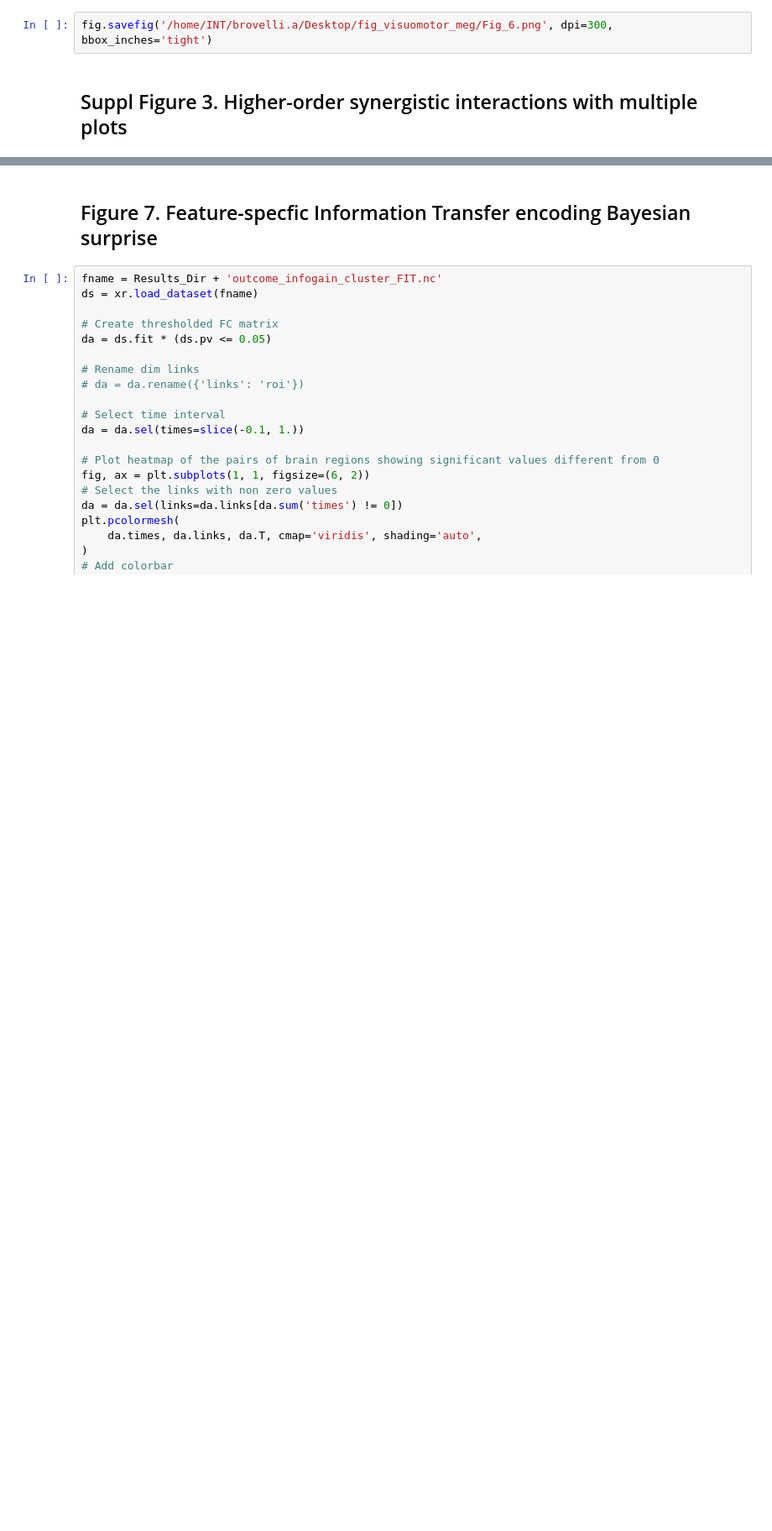
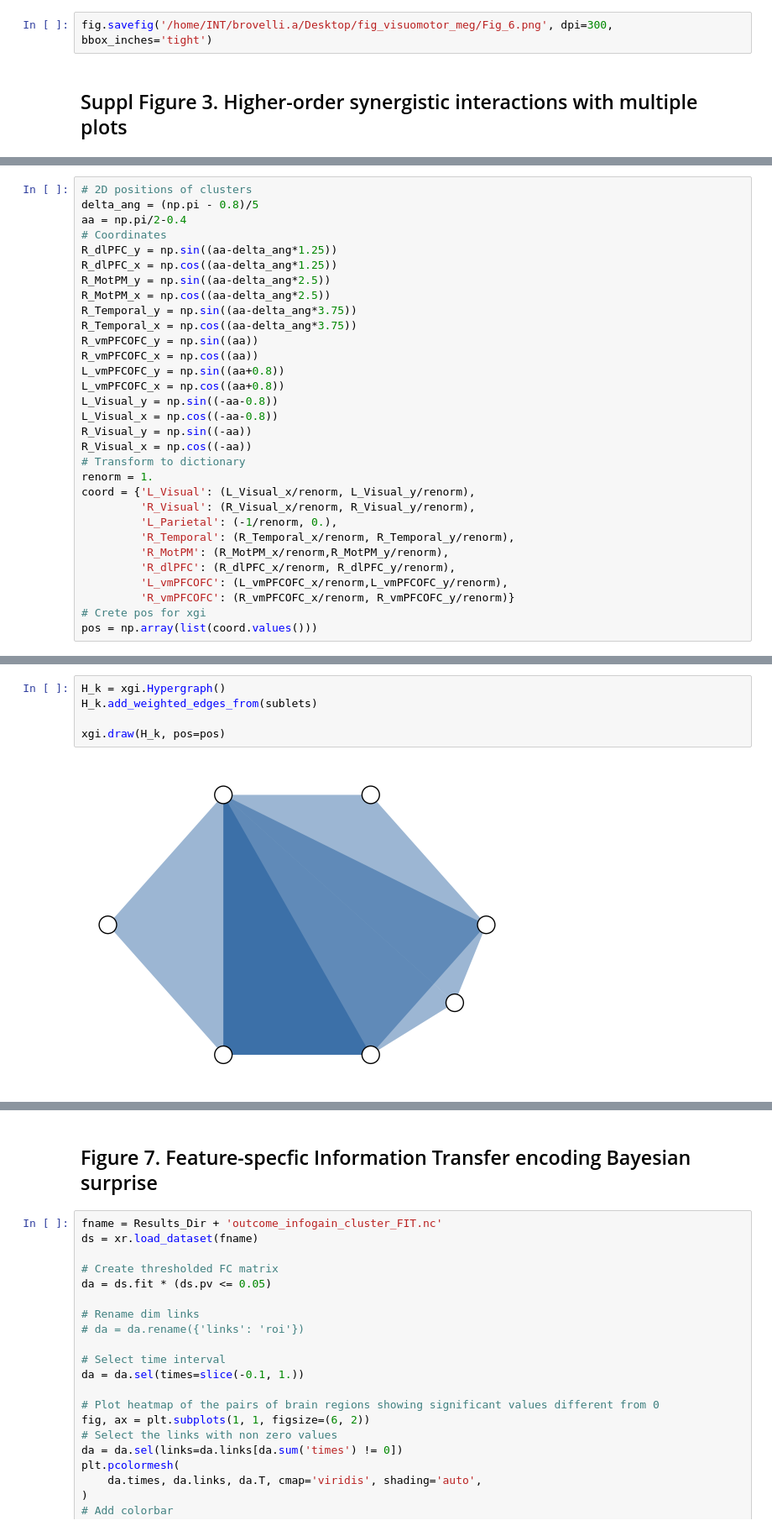
Before and after one commit to brainets/hosi_infogain, a Jupyter notebook: notebooks/main_figures.ipynb, the cells around one changed output, grey strips where cells are left out. Shown at 84% size. Saved outputs shown, nothing was run; the diff lists cells and outputs as text; blank space fills up the shorter version.

Commit message:
updated HOI figure

```diff
--- a/notebooks/main_figures.ipynb
+++ b/notebooks/main_figures.ipynb
@@ -581,0 +627,31 @@ fig.savefig('/home/INT/brovelli.a/Desktop/fig_visuomotor_meg/Fig_6.png', dpi=300
+# %%
+# 2D positions of clusters
+delta_ang = (np.pi - 0.8)/5
+aa = np.pi/2-0.4
+# Coordinates
+R_dlPFC_y = np.sin((aa-delta_ang*1.25))
+R_dlPFC_x = np.cos((aa-delta_ang*1.25))
+R_MotPM_y = np.sin((aa-delta_ang*2.5))
+R_MotPM_x = np.cos((aa-delta_ang*2.5))
+R_Temporal_y = np.sin((aa-delta_ang*3.75))
+R_Temporal_x = np.cos((aa-delta_ang*3.75))
+R_vmPFCOFC_y = np.sin((aa))
+R_vmPFCOFC_x = np.cos((aa))
+L_vmPFCOFC_y = np.sin((aa+0.8))
+L_vmPFCOFC_x = np.cos((aa+0.8))
+L_Visual_y = np.sin((-aa-0.8))
+L_Visual_x = np.cos((-aa-0.8))
+R_Visual_y = np.sin((-aa))
+R_Visual_x = np.cos((-aa))
+# Transform to dictionary
+renorm = 1.
+coord = {'L_Visual': (L_Visual_x/renorm, L_Visual_y/renorm),
+         'R_Visual': (R_Visual_x/renorm, R_Visual_y/renorm),
+         'L_Parietal': (-1/renorm, 0.),
+         'R_Temporal': (R_Temporal_x/renorm, R_Temporal_y/renorm),
+         'R_MotPM': (R_MotPM_x/renorm,R_MotPM_y/renorm),
+         'R_dlPFC': (R_dlPFC_x/renorm, R_dlPFC_y/renorm),
+         'L_vmPFCOFC': (L_vmPFCOFC_x/renorm,L_vmPFCOFC_y/renorm),
+         'R_vmPFCOFC': (R_vmPFCOFC_x/renorm, R_vmPFCOFC_y/renorm)}
+# Crete pos for xgi
+pos = np.array(list(coord.values()))
@@ -581,0 +676,7 @@ fig.savefig('/home/INT/brovelli.a/Desktop/fig_visuomotor_meg/Fig_6.png', dpi=300
+# %%
+H_k = xgi.Hypergraph()
+H_k.add_weighted_edges_from(sublets)
+
+xgi.draw(H_k, pos=pos)
+# %% [output]
+[figure, added]
```
Also changed, not shown: parts of 11 cells of this notebook.
